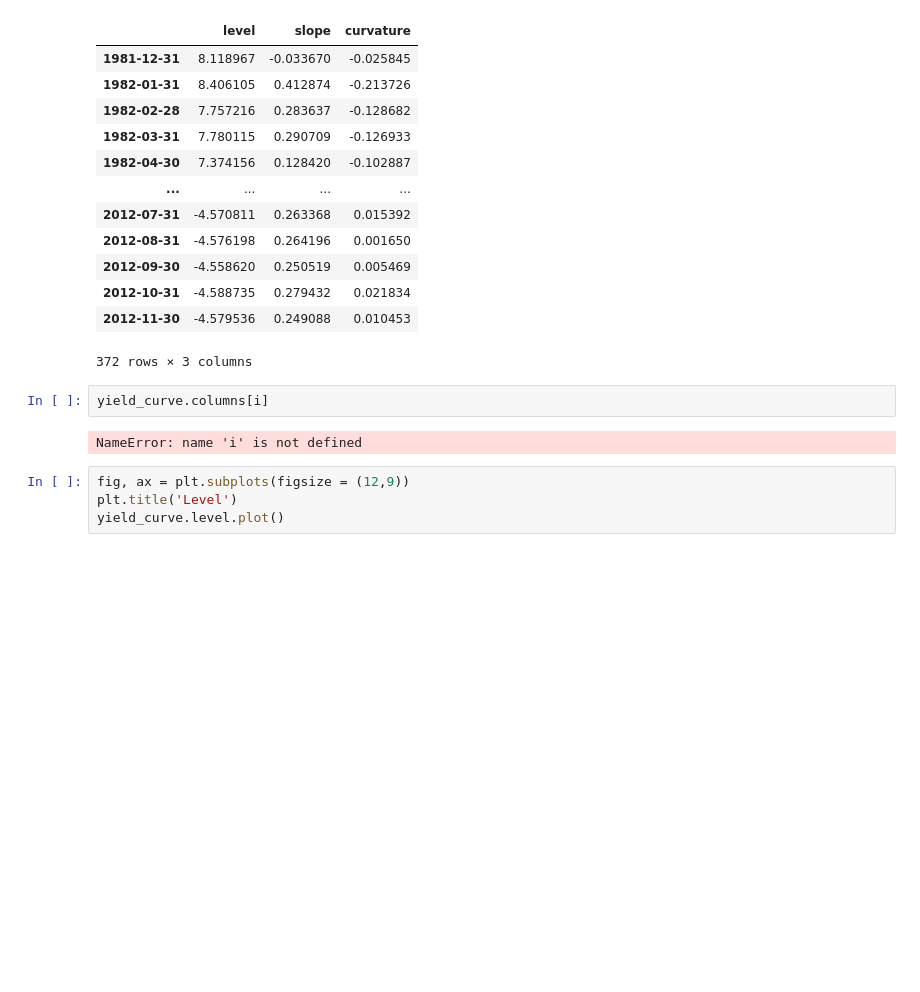
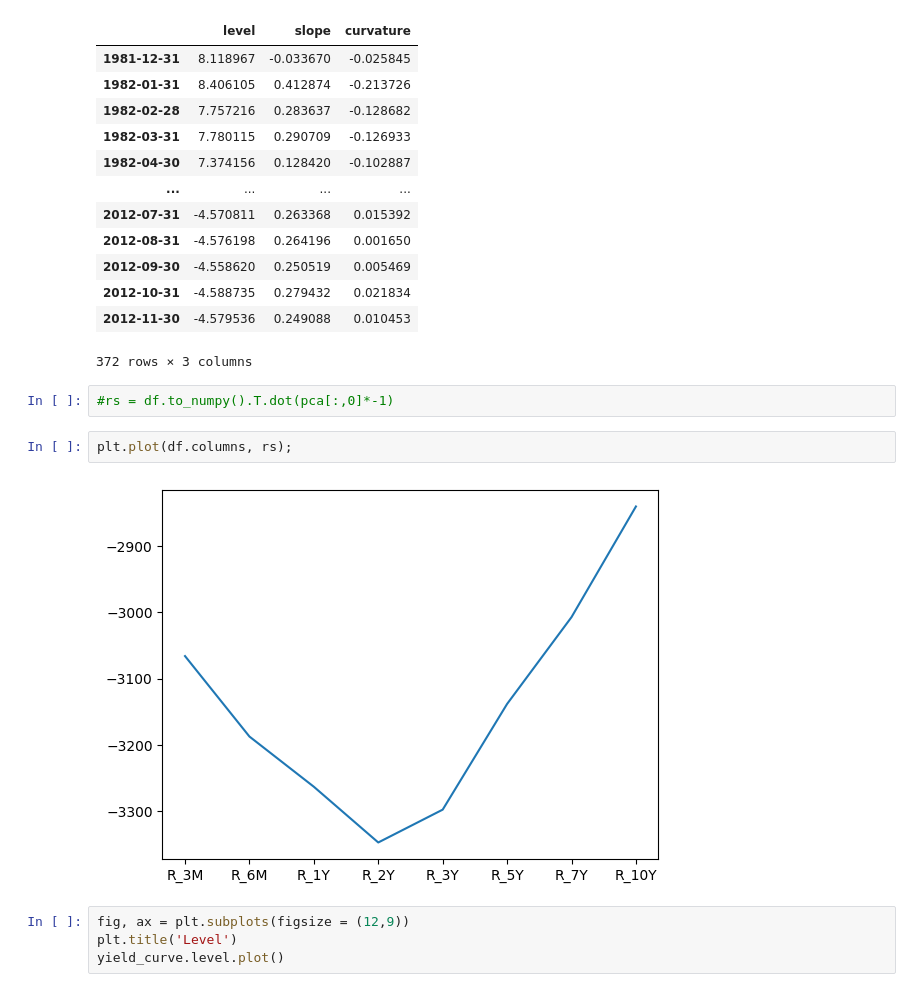
Before and after one commit to leonv1602/post-employment-benefit, a Jupyter notebook: yield-curve.ipynb, the cells around one changed output. Saved outputs shown, nothing was run; the diff lists cells and outputs as text; blank space fills up the shorter version.

```diff
--- a/yield-curve.ipynb
+++ b/yield-curve.ipynb
@@ -52,10 +52,12 @@ yield_curve
 | 2012-10-31 | -4.588735 | 0.279432 | 0.021834 |
 | 2012-11-30 | -4.579536 | 0.249088 | 0.010453 |
 372 rows × 3 columns
-# %%
-yield_curve.columns[i]
-# %% [output]
-NameError: name 'i' is not defined
+# %%
+#rs = df.to_numpy().T.dot(pca[:,0]*-1)
+# %%
+plt.plot(df.columns, rs);
+# %% [output]
+[figure, added]
 # %%
 fig, ax = plt.subplots(figsize = (12,9))
 plt.title('Level')
```
Also changed, not shown: parts of 5 cells of this notebook, 5 other files.
